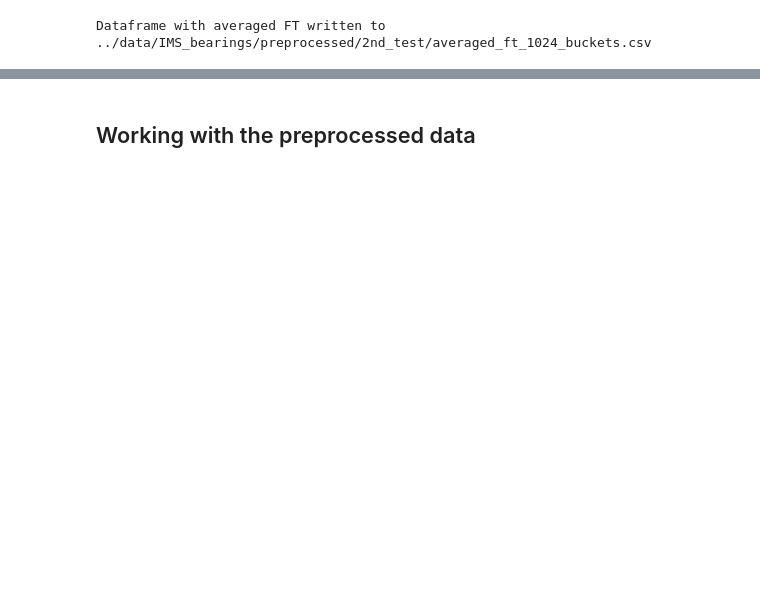
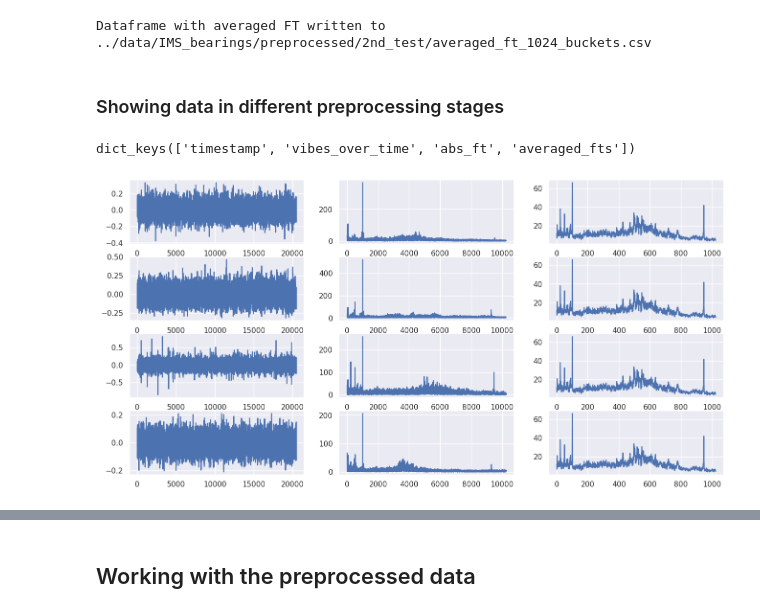
Before and after one commit to emsoft1/train_project_main, a Jupyter notebook: notebooks/PlayingAroundWithFourierTransforms.ipynb, the cells around one changed output, grey strips where cells are left out. Drawn from its saved outputs; the diff is of its cells as text; code cells hidden in the pictures; blank space fills up the shorter version.

```diff
--- a/notebooks/PlayingAroundWithFourierTransforms.ipynb
+++ b/notebooks/PlayingAroundWithFourierTransforms.ipynb
@@ -72,6 +79,32 @@ def create_bucketed_fourier_transform(raw_data_path, preprocessed_data_path, num
     outfile = os.path.join(preprocessed_data_path, f'averaged_ft_{num_buckets}_buckets.csv')
     merged_data.to_csv(outfile, index_label = 'timestamp')
     print(f"Dataframe with averaged FT written to {outfile}")
+# %%
+def signal_fft_and_avg_ftt(raw_data_path, preprocessed_data_path, num_buckets, datapoint_ixs = [0, 300, 600, 900]):
+
+    all_files = os.listdir(raw_data_path)
+    signals = []
+    for ix in [0,300,600,900]:
+        filename= all_files[ix]
+        dataset=pd.read_csv(os.path.join(data_dir, raw_path_end, filename), sep='\t')
+        all_transforms = []
+        all_vibrations = []
+        all_fts = []
+        for i in range(dataset.shape[1]):
+            vibrations_over_time = dataset.iloc[:,i].to_numpy()
+            all_vibrations.append(vibrations_over_time)
+            fourier_transform = rfft(vibrations_over_time)
+            all_fts.append(np.abs(fourier_transform))
+            averaged_transform = average_abs_fourier_transform(fourier_transform[:10240],num_buckets=num_buckets)
+            all_transforms.append(averaged_transform)
+
+        signal_date = pd.to_datetime(filename, format='%Y.%m.%d.%H.%M.%S')
+        signal_dict = {'timestamp': signal_date, 'vibes_over_time': all_vibrations, 'abs_ft': all_fts,
+                       'averaged_fts': all_transforms }
+
+        signals.append(signal_dict)
+
+    return signals
 # %% [markdown]
 ### Processing Raw data if preprocessed data does not exist yet.
 This file is assumed to be run from train_project_main/notebooks otherwise adapt file paths below.
@@ -89,2 +125,26 @@ for size in bucket_sizes:
 # %% [output]
 Dataframe with averaged FT written to ../data/IMS_bearings/preprocessed/2nd_test/averaged_ft_1024_buckets.csv
+# %% [markdown]
+### Showing data in different preprocessing stages
+# %%
+all_signals = signal_fft_and_avg_ftt(raw_data_path,preprocessed_data_path,1024)
+signal = all_signals[1]
+# %%
+signal.keys()
+# %% [output]
+dict_keys(['timestamp', 'vibes_over_time', 'abs_ft', 'averaged_fts'])
+# %%
+vibrations = signal['vibes_over_time']
+abs_fts = signal['abs_ft']
+averaged_fts = signal['averaged_fts']
+
+fig, axs = plt.subplots(4,3)
+fig.set_size_inches((16,8))
+
+for i in range(4):
+
+    axs[i,0].plot(vibrations[i])
+    axs[i,1].plot(abs_fts[i])
+    axs[i,2].plot(averaged_fts[2])
+# %% [output]
+[figure, added]
```
Also changed, not shown: parts of 35 cells of this notebook.
